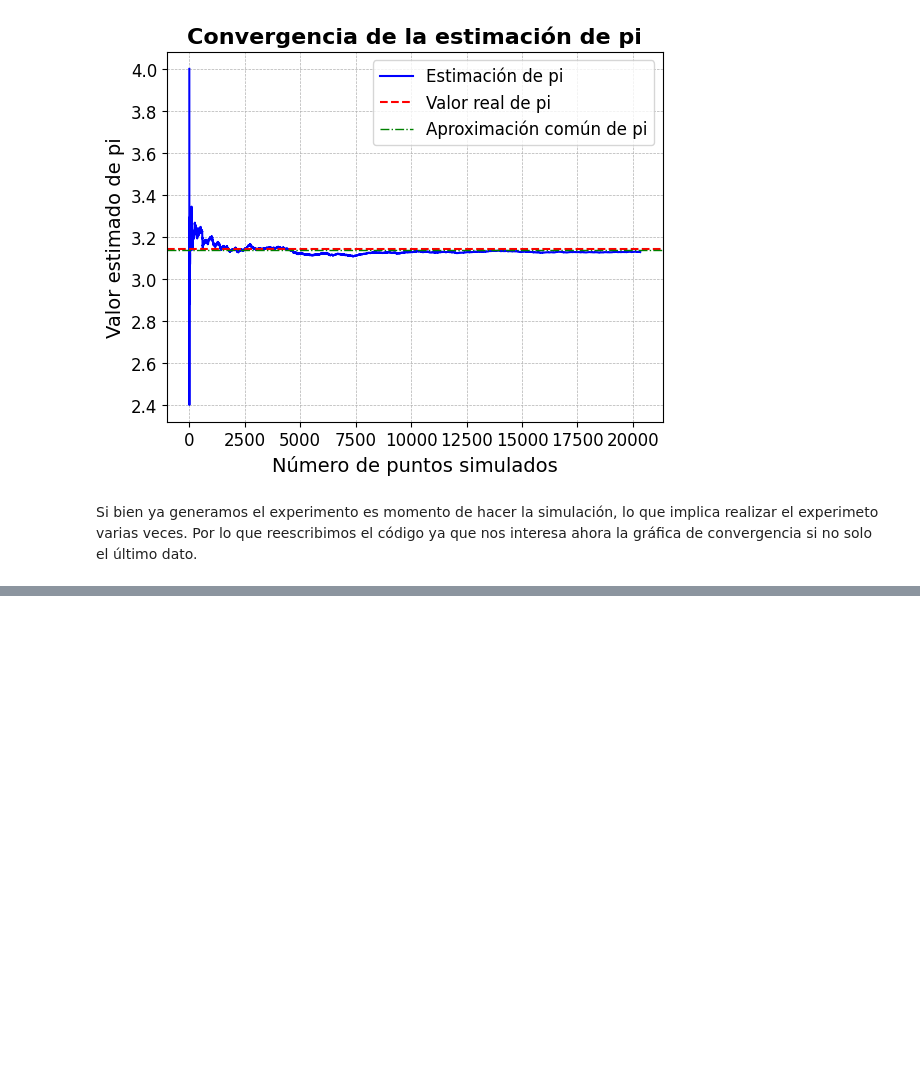
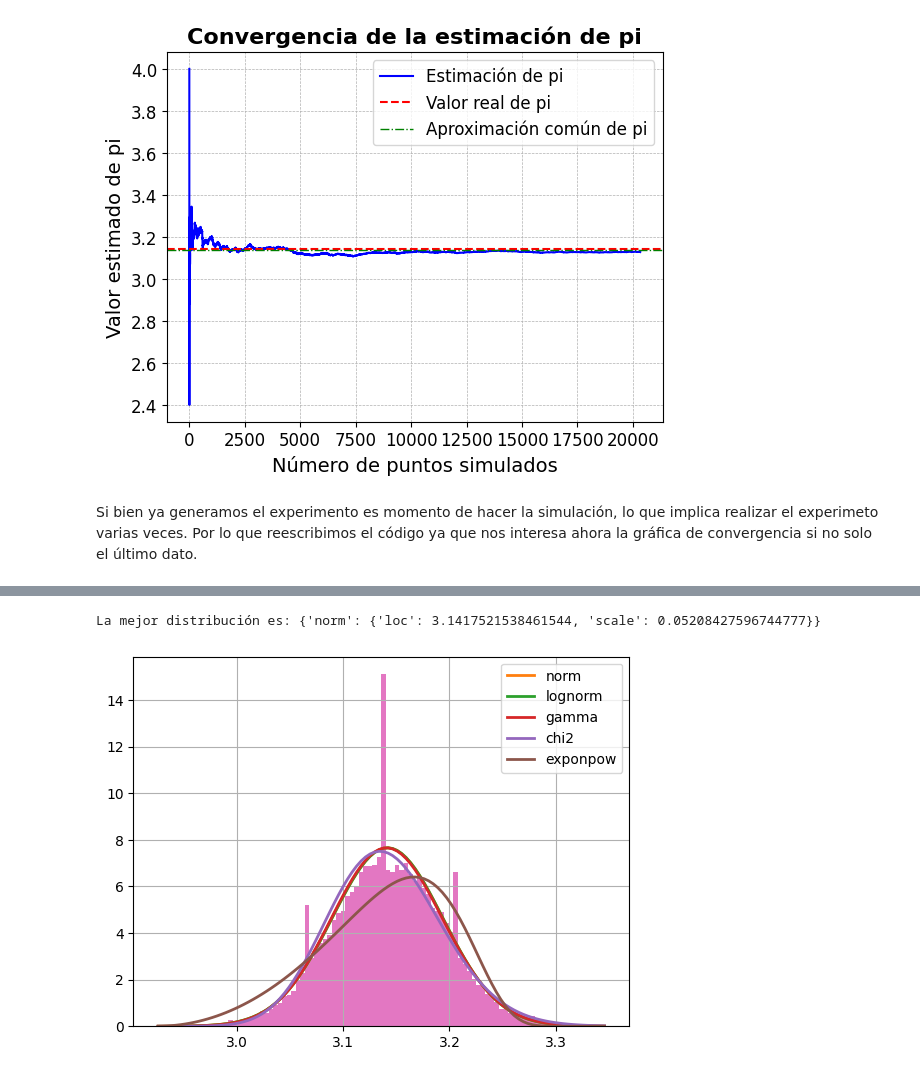
Before and after one commit to Zarate73/Simulaci-n-, a Jupyter notebook: Catalogo_de_distribuciones.ipynb, the cells around one changed output, grey strips where cells are left out. Cells and saved outputs as stored; diff of their text form; code cells hidden in the pictures; blank space fills up the shorter version.

```diff
--- a/Catalogo_de_distribuciones.ipynb
+++ b/Catalogo_de_distribuciones.ipynb
@@ -923,0 +942,15 @@ gamma: p-value = 4.9367951697038e-36
+# %%
+# Crear una instancia de Fitter y ajustarla a los datos
+f = Fitter(p, distributions=get_common_distributions())
+f.fit()
+
+# Mostrar los resultados del ajuste
+f.summary()
+
+# Mostrar la mejor distribución
+print("La mejor distribución es:", f.get_best())
+
+# Opcional: Graficar los resultados
+f.hist()  # Use f.hist() to display a histogram of fitted distributions
+plt.show()
+# %% [output]
@@ -923,0 +967,2 @@ gamma: p-value = 4.9367951697038e-36
+La mejor distribución es: {'norm': {'loc': 3.1417521538461544, 'scale': 0.05208427596744777}}
+[figure, added]
```
Also changed, not shown: parts of 10 cells of this notebook.
